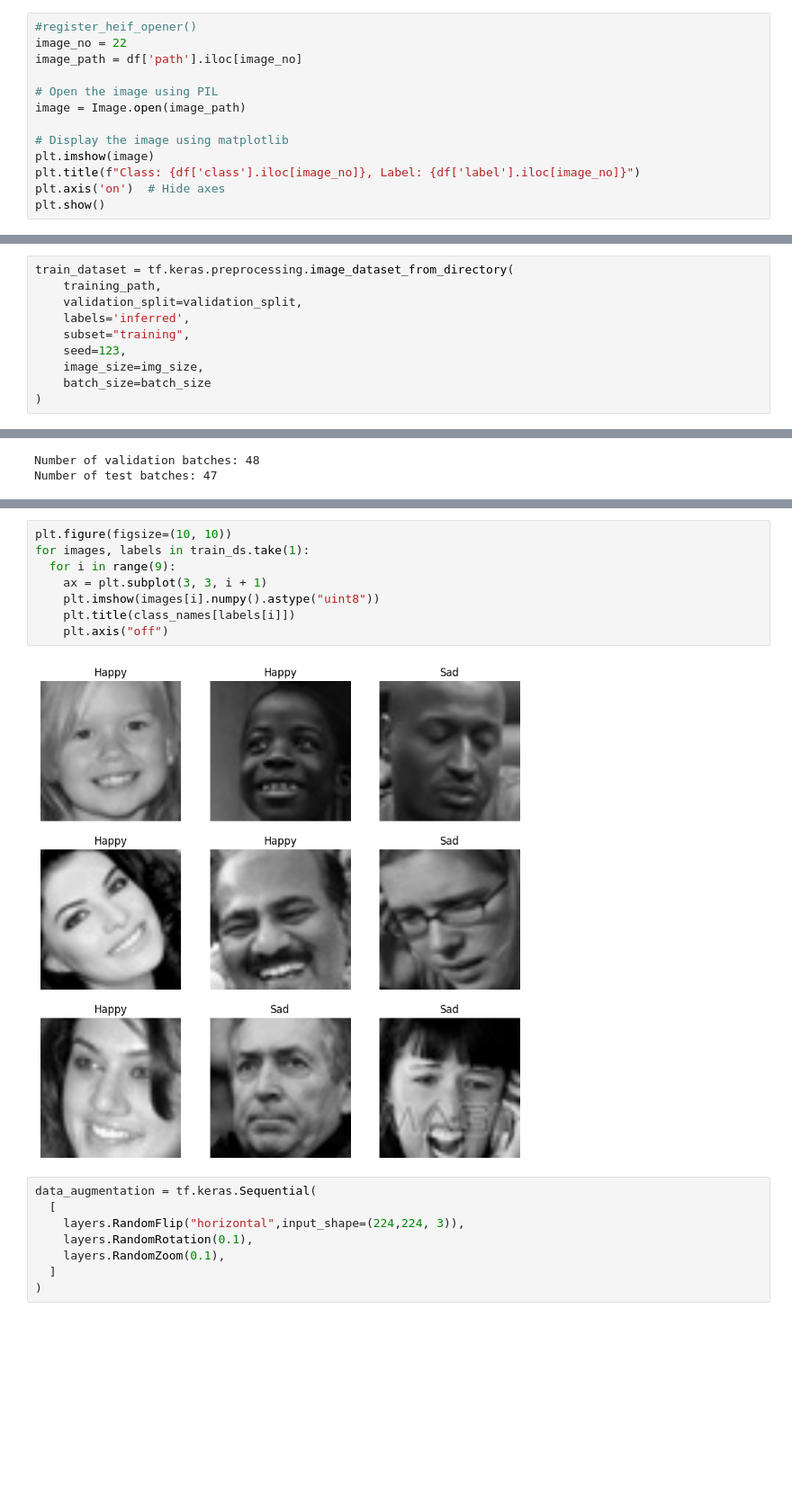
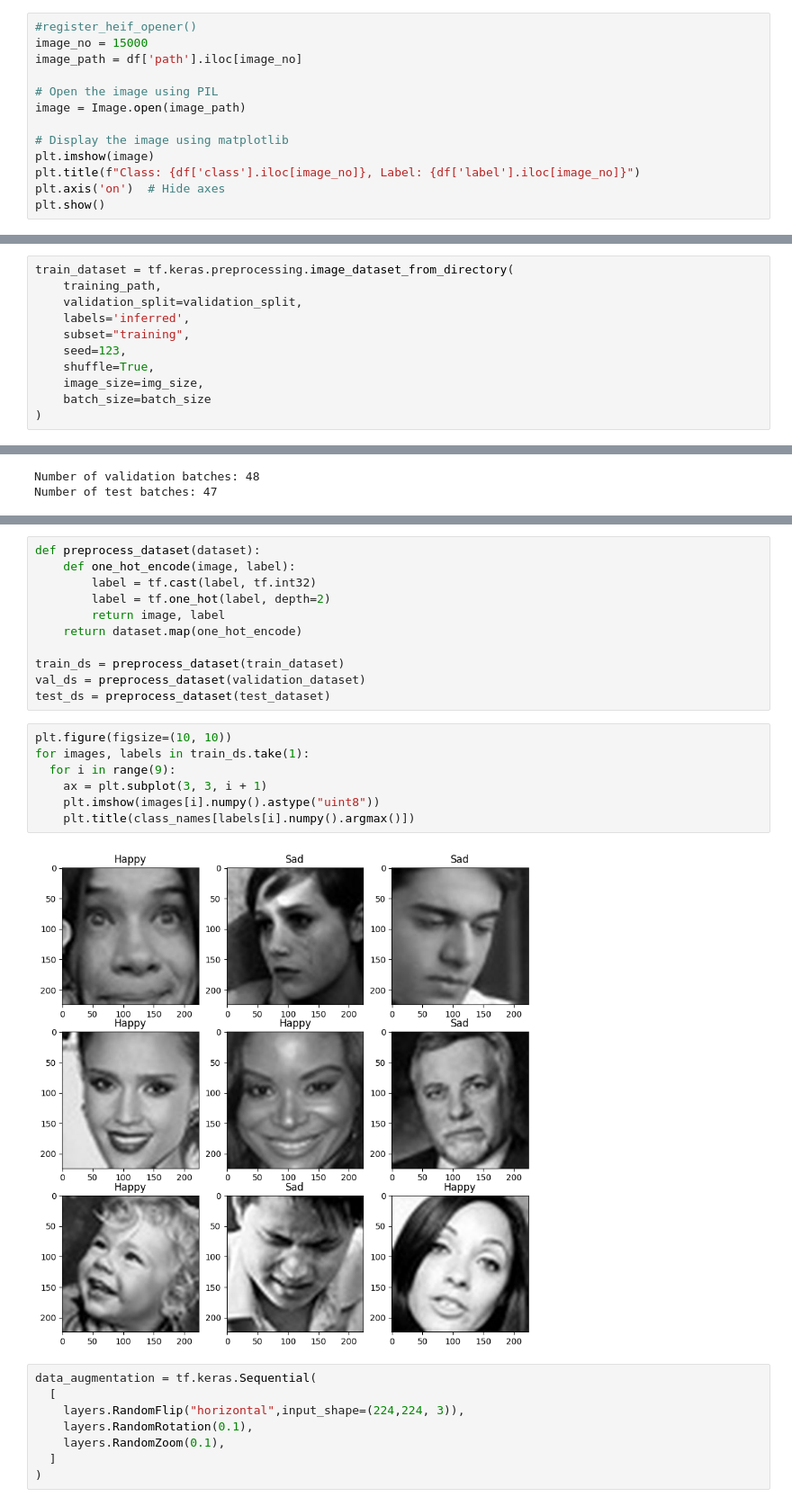
Before and after one commit to Bailey-Ward/Image-processing, a Jupyter notebook: imgprocessing_test.ipynb, the cells around one changed output, grey strips where cells are left out. Shown at 90% size. Cells and saved outputs as stored; diff of their text form; blank space fills up the shorter version.

```diff
--- a/imgprocessing_test.ipynb
+++ b/imgprocessing_test.ipynb
@@ -124,7 +123,7 @@ print(len(df))
 15117
 # %%
 #register_heif_opener()
-image_no = 22
+image_no = 15000
 image_path = df['path'].iloc[image_no]
 
 # Open the image using PIL
@@ -160,6 +159,7 @@ train_dataset = tf.keras.preprocessing.image_dataset_from_directory(
     labels='inferred',
     subset="training",
     seed=123,
+    shuffle=True,
     image_size=img_size,
     batch_size=batch_size
 )
@@ -198,13 +199,23 @@ test_ds = test_dataset.prefetch(buffer_size=AUTOTUNE)
+# %%
+def preprocess_dataset(dataset):
+    def one_hot_encode(image, label):
+        label = tf.cast(label, tf.int32)
+        label = tf.one_hot(label, depth=2)
+        return image, label
+    return dataset.map(one_hot_encode)
+
+train_ds = preprocess_dataset(train_dataset)
+val_ds = preprocess_dataset(validation_dataset)
+test_ds = preprocess_dataset(test_dataset)
 # %%
 plt.figure(figsize=(10, 10))
 for images, labels in train_ds.take(1):
   for i in range(9):
     ax = plt.subplot(3, 3, i + 1)
     plt.imshow(images[i].numpy().astype("uint8"))
-    plt.title(class_names[labels[i]])
-    plt.axis("off")
+    plt.title(class_names[labels[i].numpy().argmax()])
 # %% [output]
-[figure, old version]
+[figure, new version]
 # %%
 data_augmentation = tf.keras.Sequential(
   [
```
Also changed, not shown: parts of 21 cells of this notebook.
